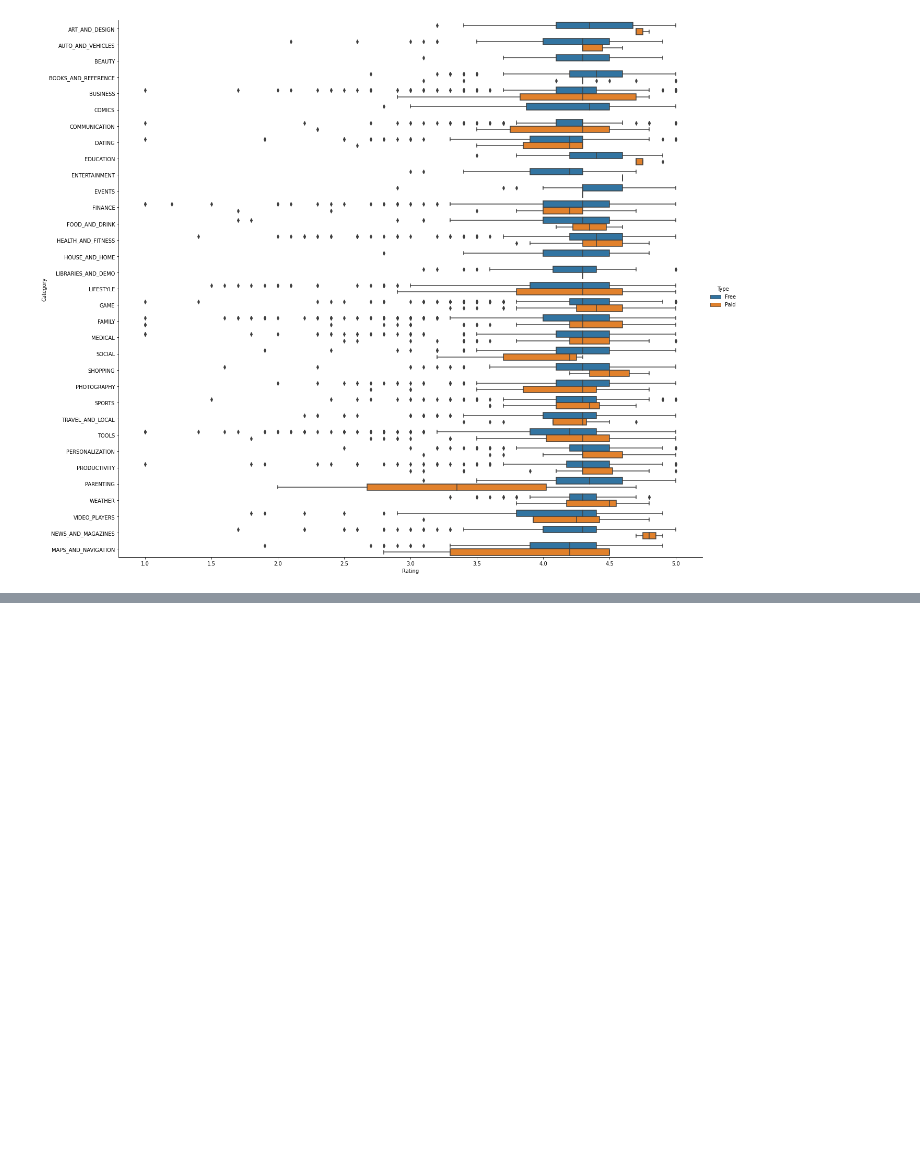
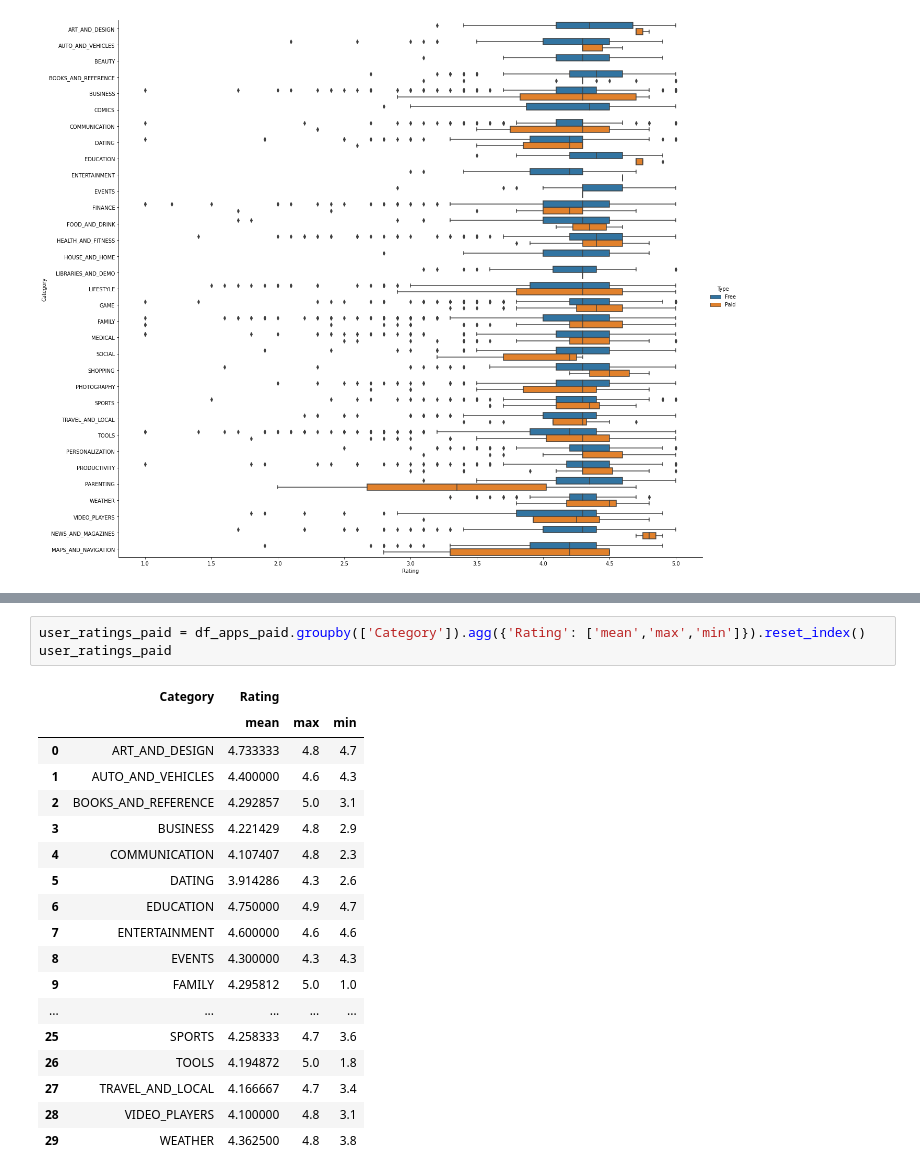
Before and after one commit to ganathetechie/AlmaBetter-Capstone-Project-1, a Jupyter notebook: Play_Store_App_Review_Analysis_Capstone_Project.ipynb, the cells around one changed output, grey strips where cells are left out. Drawn from its saved outputs; the diff is of its cells as text; blank space fills up the shorter version.

```diff
--- a/Play_Store_App_Review_Analysis_Capstone_Project.ipynb
+++ b/Play_Store_App_Review_Analysis_Capstone_Project.ipynb
@@ -626,0 +755,22 @@ ax = sns.catplot(y="Category", x="Rating", hue="Type", kind="box", data=df_apps,
+# %%
+user_ratings_paid = df_apps_paid.groupby(['Category']).agg({'Rating': ['mean','max','min']}).reset_index()
+user_ratings_paid
+# %% [output]
+|  | Category | Rating |  |  |
+|  |  | mean | max | min |
+| 0 | ART_AND_DESIGN | 4.733333 | 4.8 | 4.7 |
+| 1 | AUTO_AND_VEHICLES | 4.400000 | 4.6 | 4.3 |
+| 2 | BOOKS_AND_REFERENCE | 4.292857 | 5.0 | 3.1 |
+| 3 | BUSINESS | 4.221429 | 4.8 | 2.9 |
+| 4 | COMMUNICATION | 4.107407 | 4.8 | 2.3 |
+| 5 | DATING | 3.914286 | 4.3 | 2.6 |
+| 6 | EDUCATION | 4.750000 | 4.9 | 4.7 |
+| 7 | ENTERTAINMENT | 4.600000 | 4.6 | 4.6 |
+| 8 | EVENTS | 4.300000 | 4.3 | 4.3 |
+| 9 | FAMILY | 4.295812 | 5.0 | 1.0 |
+| ... | ... | ... | ... | ... |
+| 25 | SPORTS | 4.258333 | 4.7 | 3.6 |
+| 26 | TOOLS | 4.194872 | 5.0 | 1.8 |
+| 27 | TRAVEL_AND_LOCAL | 4.166667 | 4.7 | 3.4 |
+| 28 | VIDEO_PLAYERS | 4.100000 | 4.8 | 3.1 |
+| 29 | WEATHER | 4.362500 | 4.8 | 3.8 |
```
Also changed, not shown: parts of 17 cells of this notebook.
